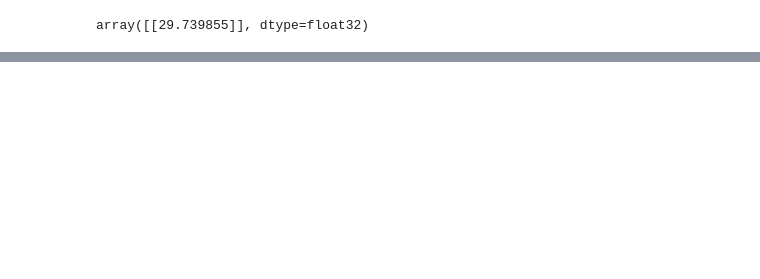
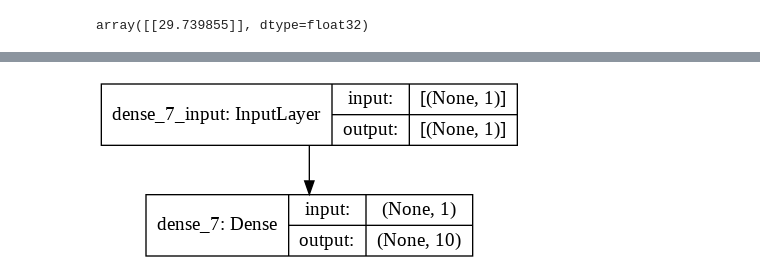
Before and after one commit to Falfat/Deep-Learning-with-Tensorflow, a Jupyter notebook: 01_Neural_Network_Regression_Tensorflow.ipynb, the cells around one changed output, grey strips where cells are left out. Drawn from its saved outputs; the diff is of its cells as text; code cells hidden in the pictures; blank space fills up the shorter version.

```diff
--- a/01_Neural_Network_Regression_Tensorflow.ipynb
+++ b/01_Neural_Network_Regression_Tensorflow.ipynb
@@ -226,0 +253,4 @@ array([[31.647211]], dtype=float32)
+# %%
+#make labels for the data set
+y = X + 10 #this is the pattern we want the model to learn
+y
@@ -226,0 +279,9 @@ array([[31.647211]], dtype=float32)
+# %%
+#split the data into train and set sets
+X_train = X[:40] #first 40 samples
+X_test =  X[40:] #last 20 samples
+
+y_train = y[:40] #first 40 samples
+y_test =  y[40:] #last 20 samples
+
+len(X_train), len(X_test), len(y_train), len(y_test)
@@ -226,0 +319,10 @@ array([[31.647211]], dtype=float32)
+# %%
+# let's create a model that builds authomatically by defining the input shape in the first layer
+# sometimes the model figures it out itself as above
+tf.random.set_seed(42)
+
+#create a model as same above
+model = tf.keras.Sequential([tf.keras.layers.Dense(10, input_shape=[1])]) #Dense means fully connected layer
+
+#compile a model
+model.compile(loss='mae', optimizer='sgd', metrics=['mae'])
@@ -226,0 +345,4 @@ array([[31.647211]], dtype=float32)
+# %%
+# Noe let's fit the model
+# If this celll is run multiple times, the number of epochs multiplies
+model.fit(X_train, y_train, epochs= 100, verbose=0)
@@ -226,0 +370,7 @@ array([[31.647211]], dtype=float32)
+# %%
+#check the structure of our model
+from tensorflow.keras.utils import plot_model
+
+plot_model(model=model, show_shapes=True)
+# %% [output]
+[figure, added]
```
Also changed, not shown: parts of 42 cells of this notebook.
